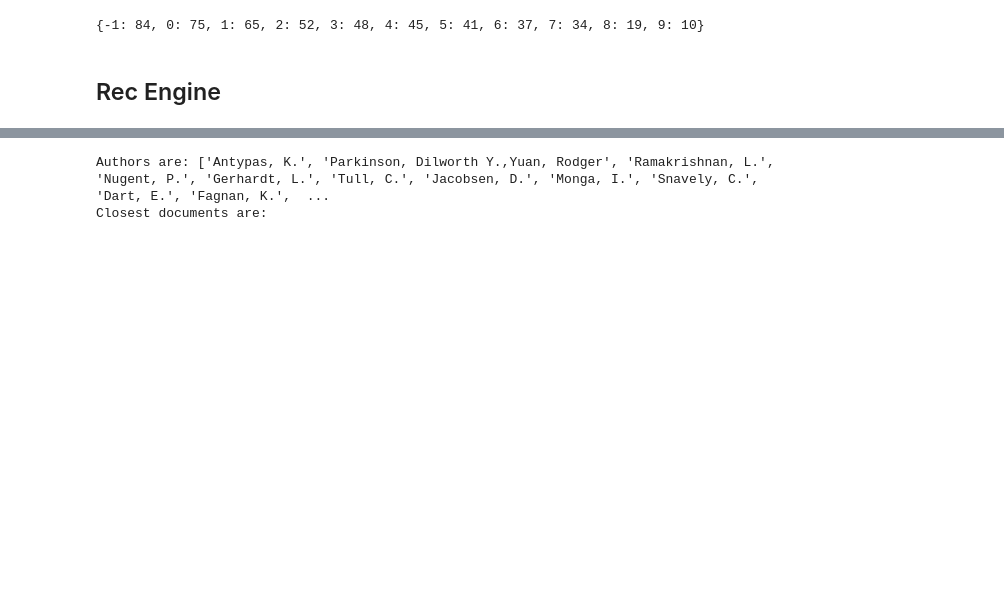
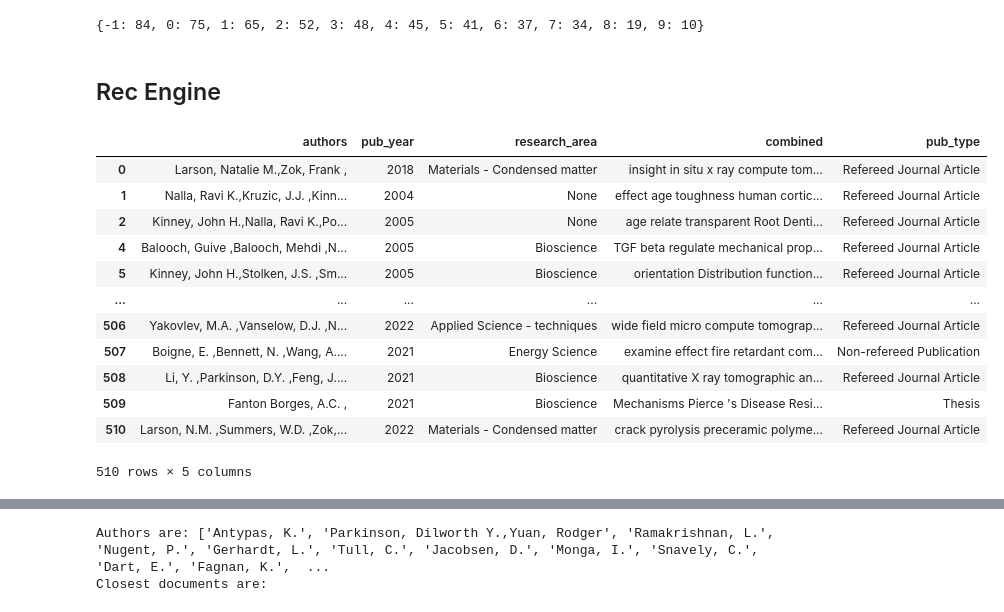
Before and after one commit to lbl-camera/berteley, a Jupyter notebook: TopicModel_RecEngine.ipynb, the cells around one changed output, grey strips where cells are left out. Drawn from its saved outputs; the diff is of its cells as text; code cells hidden in the pictures; blank space fills up the shorter version.

Commit message:
authors for all docs

```diff
--- a/TopicModel_RecEngine.ipynb
+++ b/TopicModel_RecEngine.ipynb
@@ -401,6 +413,22 @@ topic_model.topic_sizes
 {-1: 84, 0: 75, 1: 65, 2: 52, 3: 48, 4: 45, 5: 41, 6: 37, 7: 34, 8: 19, 9: 10}
 # %% [markdown]
 ## Rec Engine
+# %%
+input_data
+# %% [output]
+|  | authors | pub_year | research_area | combined | pub_type |
+| 0 | Larson, Natalie M.,Zok, Frank , | 2018 | Materials - Condensed matter | insight in situ x ray compute tom... | Refereed Journal Article |
+| 1 | Nalla, Ravi K.,Kruzic, J.J. ,Kinn... | 2004 | None | effect age toughness human cortic... | Refereed Journal Article |
+| 2 | Kinney, John H.,Nalla, Ravi K.,Po... | 2005 | None | age relate transparent Root Denti... | Refereed Journal Article |
+| 4 | Balooch, Guive ,Balooch, Mehdi ,N... | 2005 | Bioscience | TGF beta regulate mechanical prop... | Refereed Journal Article |
+| 5 | Kinney, John H.,Stolken, J.S. ,Sm... | 2005 | Bioscience | orientation Distribution function... | Refereed Journal Article |
+| ... | ... | ... | ... | ... | ... |
+| 506 | Yakovlev, M.A. ,Vanselow, D.J. ,N... | 2022 | Applied Science - techniques | wide field micro compute tomograp... | Refereed Journal Article |
+| 507 | Boigne, E. ,Bennett, N. ,Wang, A.... | 2021 | Energy Science | examine effect fire retardant com... | Non-refereed Publication |
+| 508 | Li, Y. ,Parkinson, D.Y. ,Feng, J.... | 2021 | Bioscience | quantitative X ray tomographic an... | Refereed Journal Article |
+| 509 | Fanton Borges, A.C. , | 2021 | Bioscience | Mechanisms Pierce 's Disease Resi... | Thesis |
+| 510 | Larson, N.M. ,Summers, W.D. ,Zok,... | 2022 | Materials - Condensed matter | crack pyrolysis preceramic polyme... | Refereed Journal Article |
+510 rows × 5 columns
 # %%
 
 ###--------- for a given search term, find closest authors, documents-----------###
```
Also changed, not shown: parts of 3 cells of this notebook.
